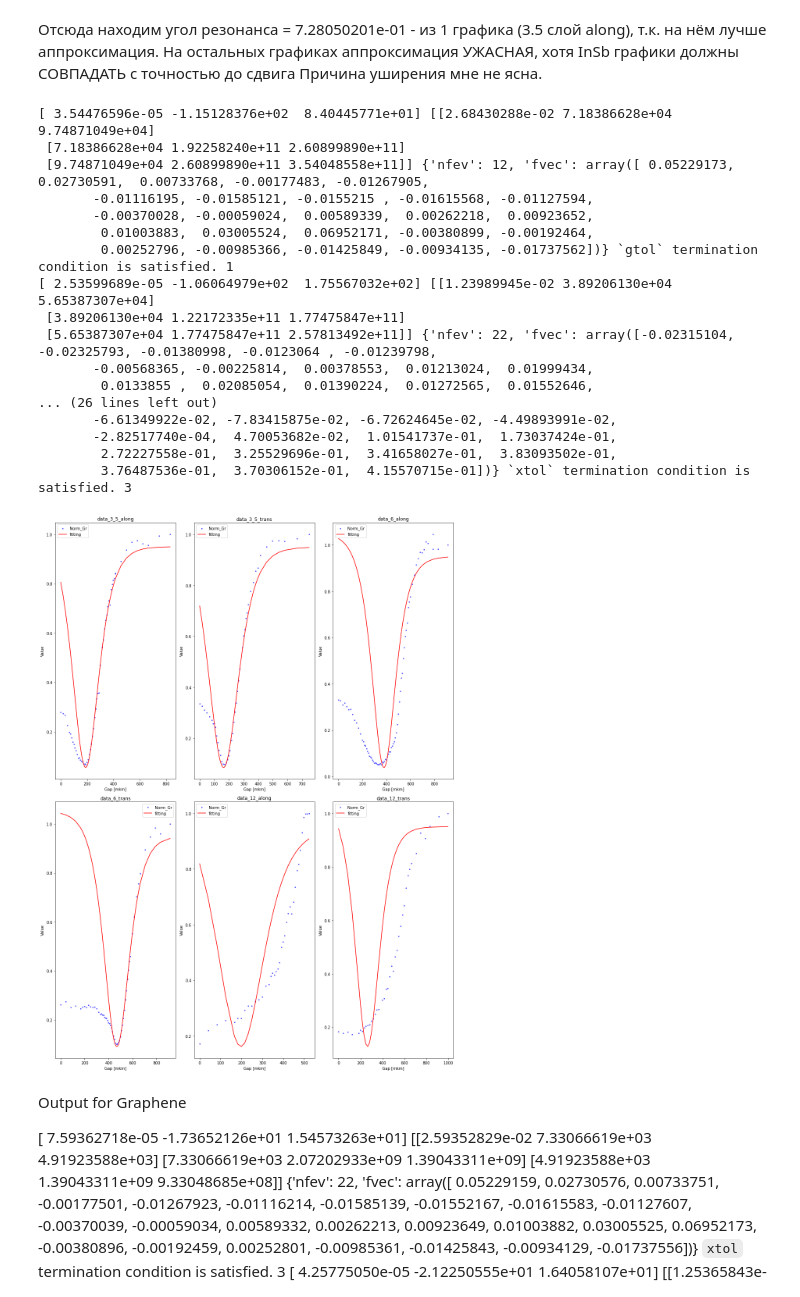
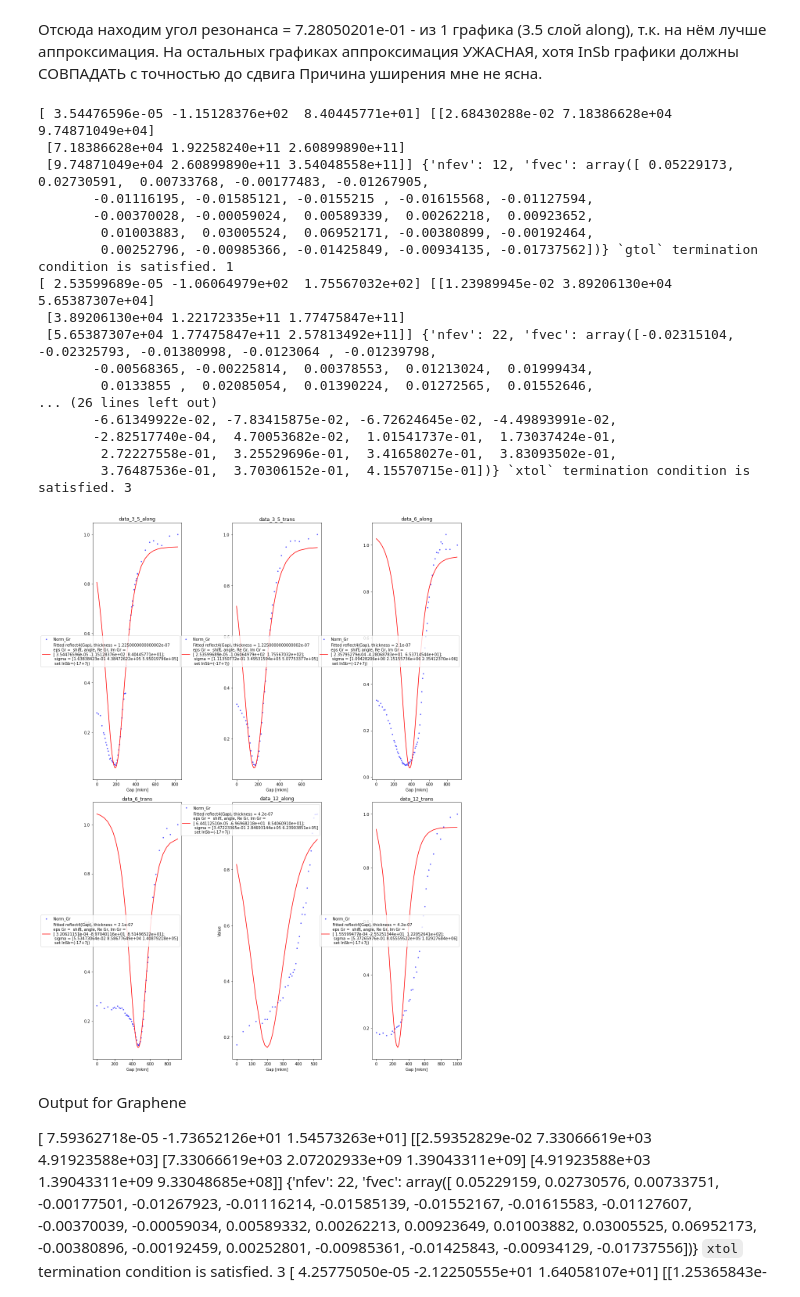
Before and after one commit to artyom-fedorenko/Graphene-films-plasmon-refractometry, a Jupyter notebook: Graphene_InSb_many_layers_report.ipynb, the cells around one changed output. Saved outputs shown, nothing was run; the diff lists cells and outputs as text; code cells hidden in the pictures.

```diff
--- a/Graphene_InSb_many_layers_report.ipynb
+++ b/Graphene_InSb_many_layers_report.ipynb
@@ -66,7 +77,7 @@ import sympy
 def load_data(file_path):
     return pd.read_csv(file_path, sep='\t', decimal=',')
 
-base_path = r'C:\Users\belco\Documents\Graphene\Graphene-films-plasmon-refractometry\Data\Data_many_layers'
+base_path = r'C:\Users\belco\Documents\Graphene\Data\Data_many_layers'
 
 file_paths = {
     'data_3_5_along': os.path.join(base_path, r'2024.05.17_SPR+microscopy on InSb+Gr-3.5 layaer_197 um_New', r'output_along_3_5_full.ascii'),
@@ -403,8 +414,10 @@ for i, df in enumerate(dfs):
         # Plot the fitted function
         fitted_values = fitting_function(gap, *params)
         if not np.any(np.isnan(fitted_values)) and not np.any(np.isinf(fitted_values)):
-            axes[i].plot(gap*1e6, fitted_values, color='red', label = 'fitting')
-        #                 ,label=f'Fitted reflect4(Gap), thickness = {thickness[i]}\neps Gr =  shift, angle, Re Gr, Im Gr =\n{params};\n sigma = {np.sqrt(np.diag(pcov))}\n set InSb={set_InSb}')
+            axes[i].plot(gap*1e6, fitted_values, color='red',
+        #                label = 'fitting'
+                        label=f'Fitted reflect4(Gap), thickness = {thickness[i]}\neps Gr =  shift, angle, Re Gr, Im Gr =\n{params};\n sigma = {np.sqrt(np.diag(pcov))}\n set InSb={set_InSb}'
+            )
         else:
             print(f"Invalid fitted values for Dataframe {i+1}, skipping plot.")
     else:
@@ -419,34 +432,34 @@ for i, df in enumerate(dfs):
 
     # Plot Re, Im vs thickness
     re_fit_vec[i] = params[1]
     im_fit_vec[i] = params[2]
 
 
 # Adjust layout and show the plot
 
 
 
 plt.tight_layout()
 plt.show()
 # %% [output]
 [ 3.54476596e-05 -1.15128376e+02  8.40445771e+01] [[2.68430288e-02 7.18386628e+04 9.74871049e+04]
  [7.18386628e+04 1.92258240e+11 2.60899890e+11]
  [9.74871049e+04 2.60899890e+11 3.54048558e+11]] {'nfev': 12, 'fvec': array([ 0.05229173,  0.02730591,  0.00733768, -0.00177483, -0.01267905,
        -0.01116195, -0.01585121, -0.0155215 , -0.01615568, -0.01127594,
        -0.00370028, -0.00059024,  0.00589339,  0.00262218,  0.00923652,
         0.01003883,  0.03005524,  0.06952171, -0.00380899, -0.00192464,
         0.00252796, -0.00985366, -0.01425849, -0.00934135, -0.01737562])} `gtol` termination condition is satisfied. 1
 [ 2.53599689e-05 -1.06064979e+02  1.75567032e+02] [[1.23989945e-02 3.89206130e+04 5.65387307e+04]
  [3.89206130e+04 1.22172335e+11 1.77475847e+11]
  [5.65387307e+04 1.77475847e+11 2.57813492e+11]] {'nfev': 22, 'fvec': array([-0.02315104, -0.02325793, -0.01380998, -0.0123064 , -0.01239798,
        -0.00568365, -0.00225814,  0.00378553,  0.01213024,  0.01999434,
         0.0133855 ,  0.02085054,  0.01390224,  0.01272565,  0.01552646,
 ... (26 lines left out)
        -6.61349922e-02, -7.83415875e-02, -6.72624645e-02, -4.49893991e-02,
        -2.82517740e-04,  4.70053682e-02,  1.01541737e-01,  1.73037424e-01,
         2.72227558e-01,  3.25529696e-01,  3.41658027e-01,  3.83093502e-01,
         3.76487536e-01,  3.70306152e-01,  4.15570715e-01])} `xtol` termination condition is satisfied. 3
-[figure, old version]
+[figure, new version]
 # %% [markdown]
 Output for Graphene
 
```
Also changed, not shown: parts of 8 cells of this notebook.
